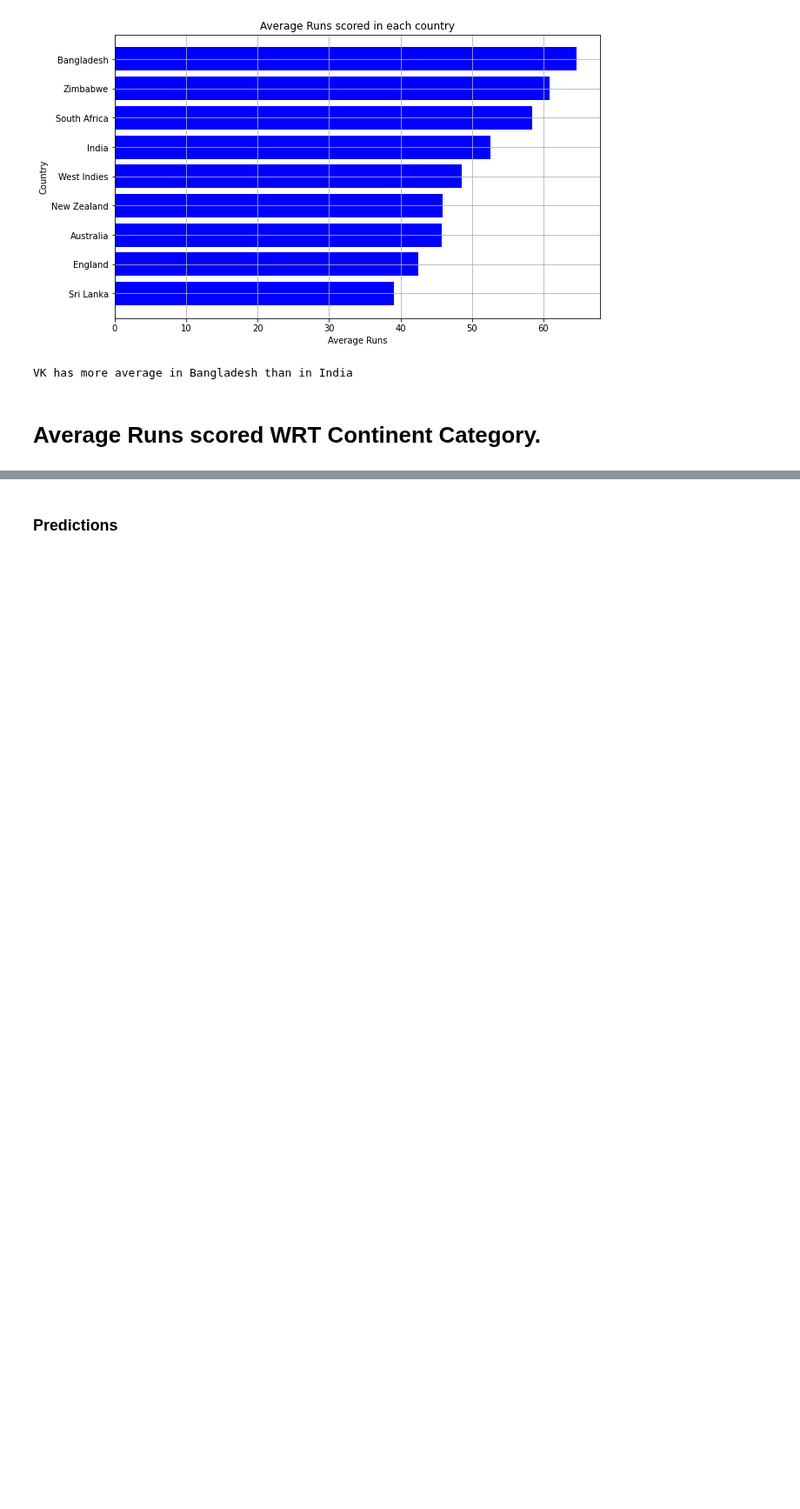
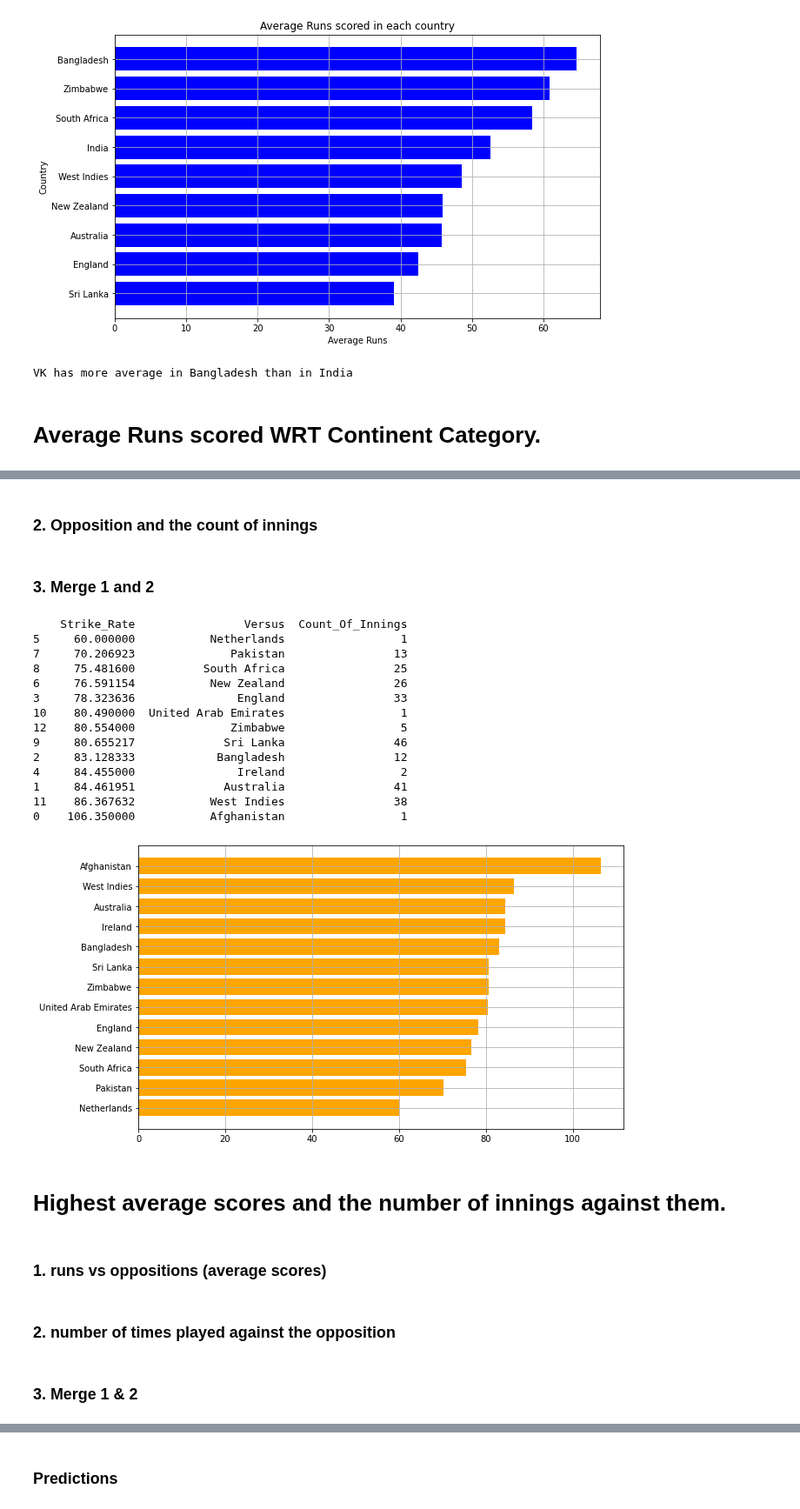
Before and after one commit to SharanDHONI/Virat-Kohli-ODI-Analysis, a Jupyter notebook: ODI Anlaysis.ipynb, the cells around one changed output, grey strips where cells are left out. Shown at 87% size. Drawn from its saved outputs; the diff is of its cells as text; code cells hidden in the pictures; blank space fills up the shorter version.

```diff
--- a/ODI Anlaysis.ipynb
+++ b/ODI Anlaysis.ipynb
@@ -388,0 +398,44 @@ plt.show()
+# %%
+sr_wrt_versus = pd.DataFrame(df1.Strike_Rate.groupby(df1.Versus).mean())
+sr_wrt_versus['Versus'] = sr_wrt_versus.index
+sr_wrt_versus.index = np.arange(0,len(sr_wrt_versus))
+# sr_wrt_versus
+# %% [markdown]
+### 2. Opposition and the count of innings
+# %%
+coi_strate = pd.DataFrame(df1.Runs.groupby(df1.Versus).count())
+coi_strate['Versus'] = coi_strate.index
+coi_strate.index = np.arange(0,len(coi_strate))
+coi_strate.rename(columns={'Runs':'Count_Of_Innings'},inplace=True)
+# coi_strate
+# %% [markdown]
+### 3. Merge 1 and 2
+# %%
+sr_versus_coi = pd.merge(sr_wrt_versus,coi_strate,on='Versus')
+sr_versus_coi = sr_versus_coi.sort_values(by='Strike_Rate')
+# %%
+plt.figure(figsize=(10,6))
+plt.barh(sr_versus_coi.Versus,sr_versus_coi.Strike_Rate,color='orange')
+plt.grid()
+print(sr_versus_coi)
+plt.show()
+# %% [output]
+    Strike_Rate                Versus  Count_Of_Innings
+5     60.000000           Netherlands                 1
+7     70.206923              Pakistan                13
+8     75.481600          South Africa                25
+6     76.591154           New Zealand                26
+3     78.323636               England                33
+10    80.490000  United Arab Emirates                 1
+12    80.554000              Zimbabwe                 5
+9     80.655217             Sri Lanka                46
+2     83.128333            Bangladesh                12
+4     84.455000               Ireland                 2
+1     84.461951             Australia                41
+11    86.367632           West Indies                38
+0    106.350000           Afghanistan                 1
+[figure, added]
+# %% [markdown]
+# Highest average scores and the number of innings against them.
+# %% [markdown]
+### 1. runs vs oppositions (average scores)
@@ -388,0 +447,2 @@ plt.show()
+# %% [markdown]
+### 2. number of times played against the opposition
@@ -388,0 +455,2 @@ plt.show()
+# %% [markdown]
+### 3. Merge 1 & 2
```
Also changed, not shown: parts of 16 cells of this notebook.
